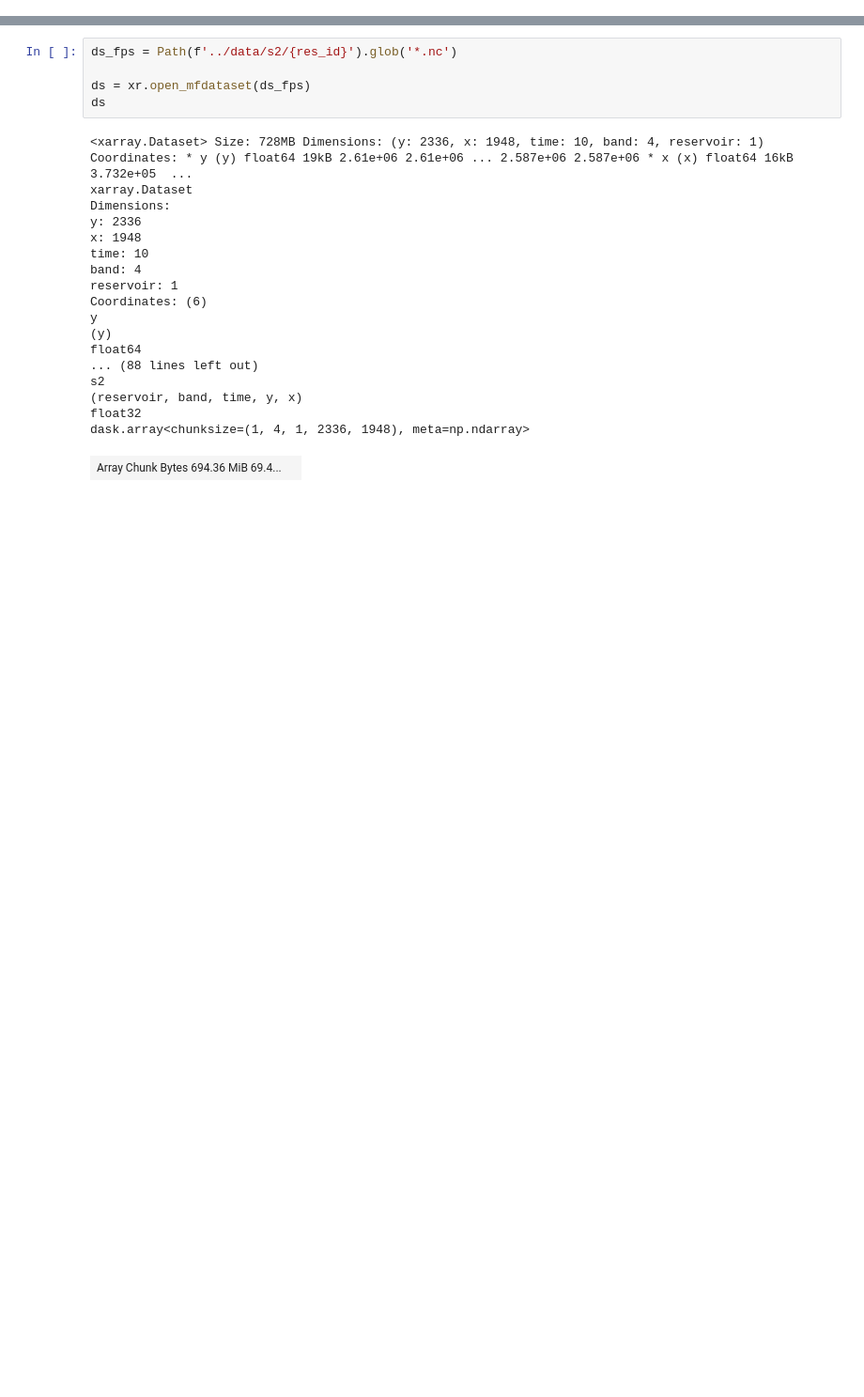
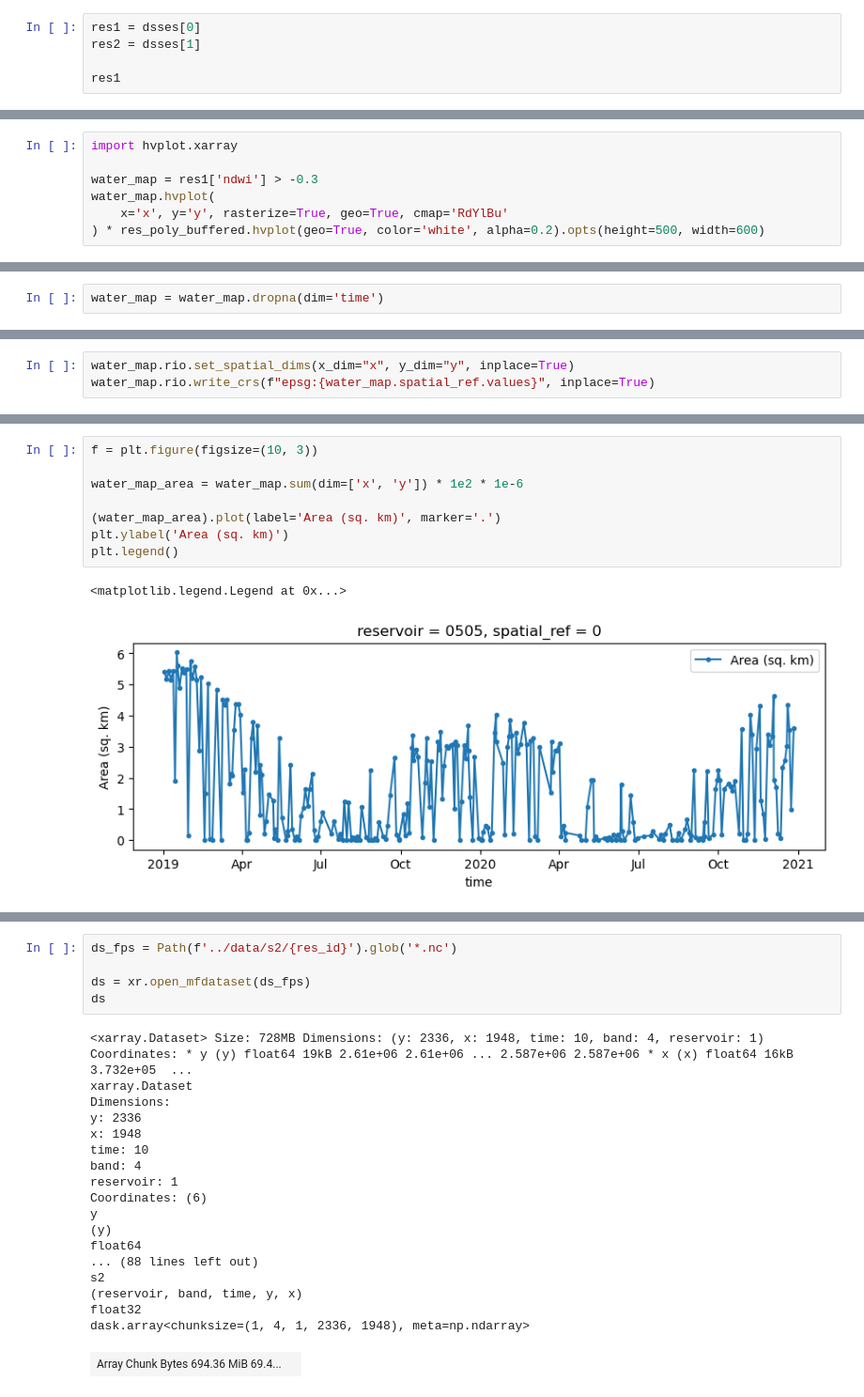
Before and after one commit to UW-SASWE/tmspp, a Jupyter notebook: notebooks/03-classification.ipynb, the cells around one changed output, grey strips where cells are left out. Shown at 94% size. Cells and saved outputs as stored; diff of their text form; blank space fills up the shorter version.

```diff
--- a/notebooks/03-classification.ipynb
+++ b/notebooks/03-classification.ipynb
@@ -27,0 +338,5 @@ buffered_roi
+# %%
+res1 = dsses[0]
+res2 = dsses[1]
+
+res1
@@ -27,0 +379,7 @@ buffered_roi
+# %%
+import hvplot.xarray
+
+water_map = res1['ndwi'] > -0.3
+water_map.hvplot(
+    x='x', y='y', rasterize=True, geo=True, cmap='RdYlBu'
+) * res_poly_buffered.hvplot(geo=True, color='white', alpha=0.2).opts(height=500, width=600)
@@ -27,0 +427,2 @@ buffered_roi
+# %%
+water_map = water_map.dropna(dim='time')
@@ -27,0 +435,3 @@ buffered_roi
+# %%
+water_map.rio.set_spatial_dims(x_dim="x", y_dim="y", inplace=True)
+water_map.rio.write_crs(f"epsg:{water_map.spatial_ref.values}", inplace=True)
@@ -27,0 +526,11 @@ buffered_roi
+# %%
+f = plt.figure(figsize=(10, 3))
+
+water_map_area = water_map.sum(dim=['x', 'y']) * 1e2 * 1e-6
+
+(water_map_area).plot(label='Area (sq. km)', marker='.')
+plt.ylabel('Area (sq. km)')
+plt.legend()
+# %% [output]
+<matplotlib.legend.Legend at 0x...>
+[figure, added]
```
Also changed, not shown: parts of 40 cells of this notebook, 1 other file.
